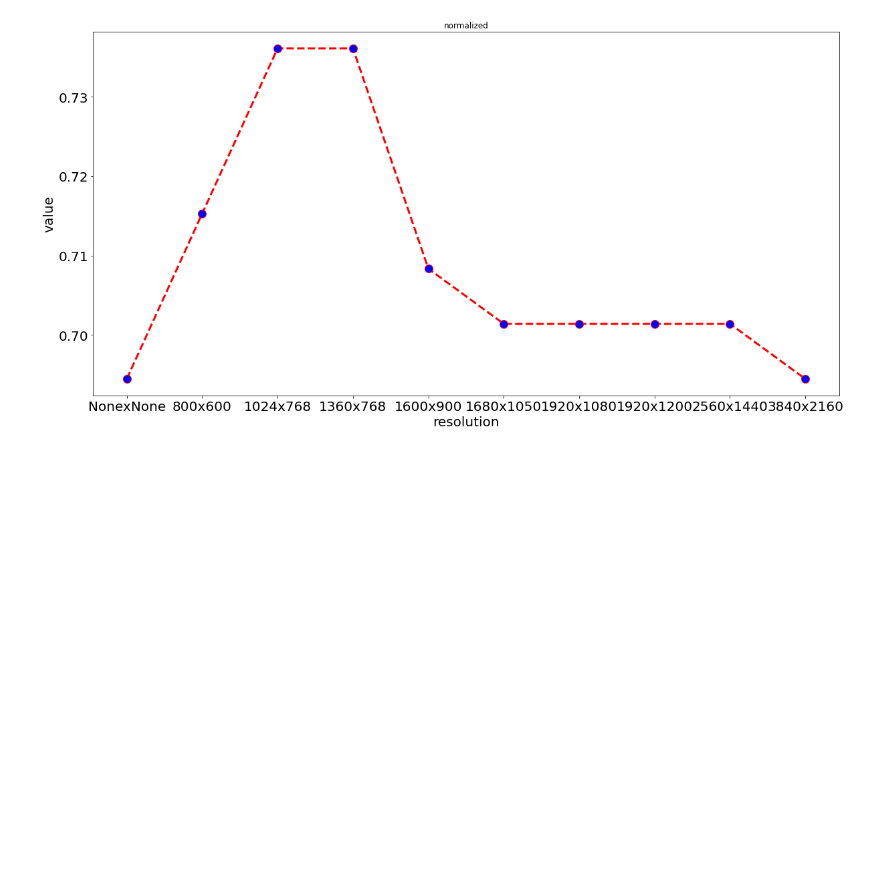
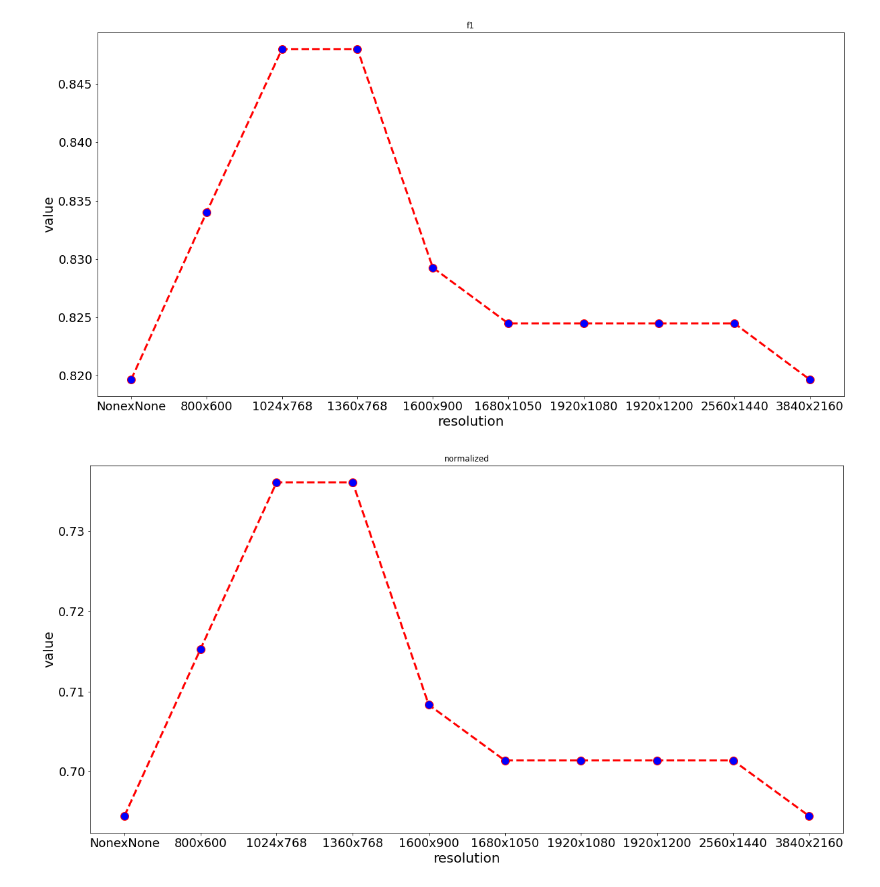
Before and after one commit to tymekw/ML-project, a Jupyter notebook: data_visualization.ipynb, the cells around one changed output. Drawn from its saved outputs; the diff is of its cells as text; code cells hidden in the pictures; blank space fills up the shorter version.

Commit message:
precision, recall

```diff
--- a/data_visualization.ipynb
+++ b/data_visualization.ipynb
@@ -35,7 +35,7 @@ def get_FN(confusion_matrix, class_name):
     return confusion_matrix[coco_readable_to_index[class_name]-1][-1]
 
 def get_FP(confusion_matrix, class_name):
-    return sum(get_all_detections(confusion_matrix, class_name)) - get_TP(class_name)
+    return sum(get_all_detections(confusion_matrix, class_name)) - get_TP(confusion_matrix, class_name)
 
 
 
@@ -87,3 +80,31 @@ def get_normalized_for_resolutions(matrices_with_res , class_name):
+# %%
+def get_normalized_for_resolutions(matrices_with_res , class_name):
+    normalized_with_res = []
+    for resolution in matrices_with_res:
+        normalized_with_res.append((resolution[0], resolution[1], get_normalized(resolution[2],class_name)))
+
+    return normalized_with_res
+
+def get_f1_for_resolutions(matrices_with_res , class_name):
+    f1_with_res = []
+    for resolution in matrices_with_res:
+        f1_with_res.append((resolution[0], resolution[1], get_F1_score(resolution[2],class_name)))
+
+    return f1_with_res
+
+def get_precision_for_resolutions(matrices_with_res , class_name):
+    precision_with_res = []
+    for resolution in matrices_with_res:
+        precision_with_res.append((resolution[0], resolution[1], get_precision(resolution[2],class_name)))
+
+    return precision_with_res
+
+def get_recall_for_resolutions(matrices_with_res , class_name):
+    recall_with_res = []
+    for resolution in matrices_with_res:
+        recall_with_res.append((resolution[0], resolution[1], get_recall(resolution[2],class_name)))
+
+    return recall_with_res
 # %%
 def draw(resolutions_with_values, name="normalized"):
     plt.rcParams["figure.figsize"] = (20,10)
@@ -101,9 +122,16 @@ def draw(resolutions_with_values, name="normalized"):
 # %%
 
 matrices_with_res = read_matrices("ssd+mobilenet_v2")
+f1 = get_f1_for_resolutions(matrices_with_res, 'truck')
 normalized = get_normalized_for_resolutions(matrices_with_res, 'truck')
+precision = get_normalized_for_resolutions(matrices_with_res, 'truck')
+recall = get_normalized_for_resolutions(matrices_with_res, 'truck')
 # x -> resolution
 # y - f1 normalized etc
-draw(normalized)
+draw(f1, 'f1')
+draw(normalized, 'normalized')
+draw(precision, 'precision')
+draw(recall, 'recall')
 # %% [output]
-[figure, old version]
+[figure, new version]
+[figure, added]
```
Also changed, not shown: parts of 2 cells of this notebook.
